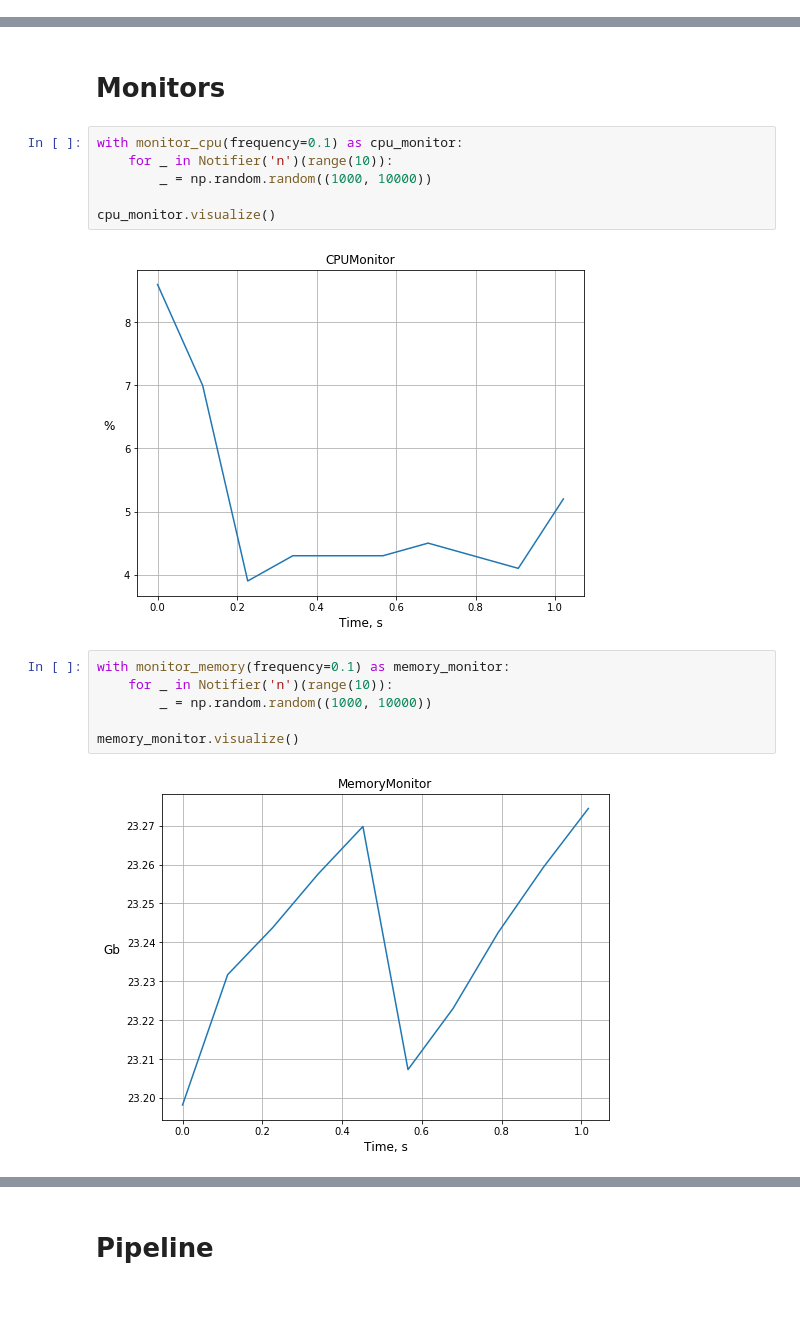
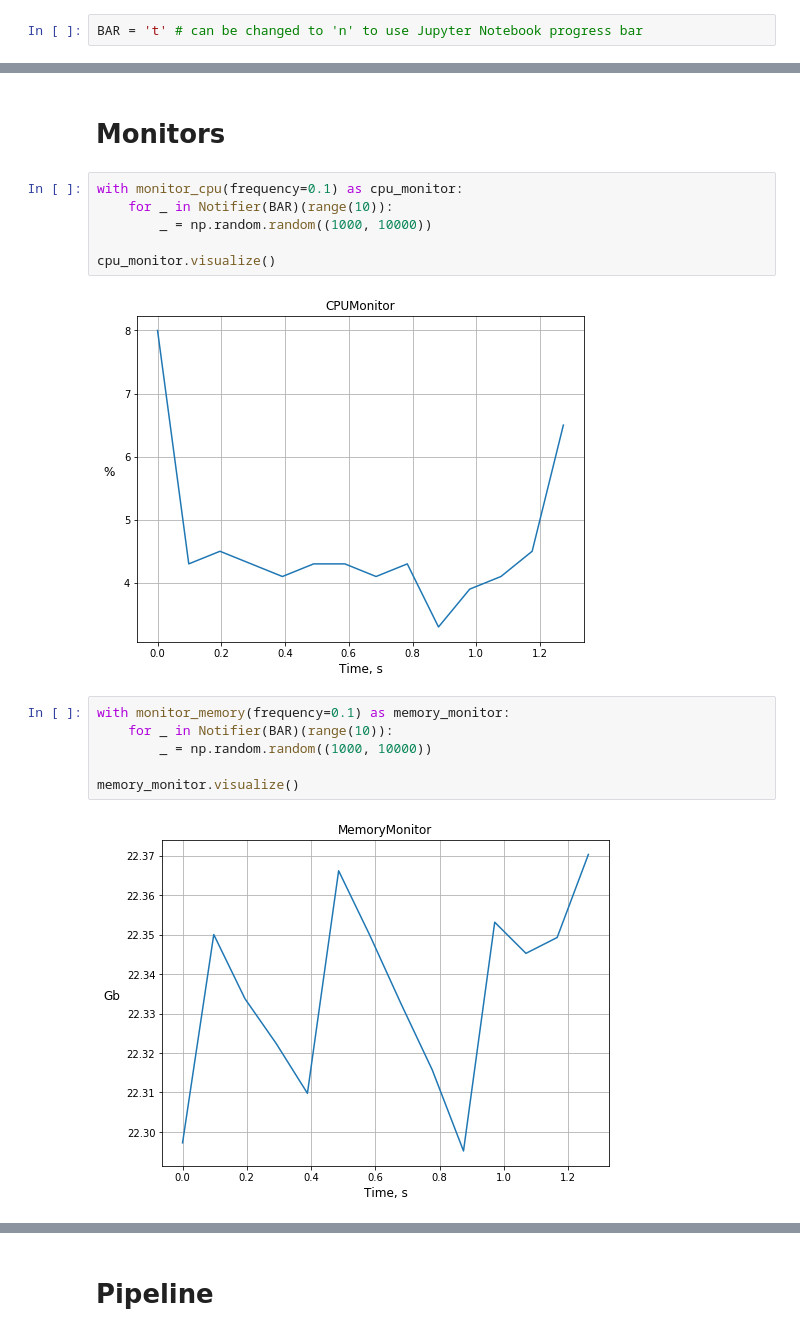
Before and after one commit to analysiscenter/batchflow, a Jupyter notebook: examples/tutorials/09_tracking.ipynb, the cells around one changed output, grey strips where cells are left out. Drawn from its saved outputs; the diff is of its cells as text; blank space fills up the shorter version.

```diff
--- a/examples/tutorials/09_tracking.ipynb
+++ b/examples/tutorials/09_tracking.ipynb
@@ -12,6 +12,8 @@ from tqdm import tqdm_notebook, tqdm
 sys.path.append('../..')
 from batchflow import Notifier, Pipeline, Dataset, I, W, V, L, B
 from batchflow.monitor import *
+# %%
+BAR = 't' # can be changed to 'n' to use Jupyter Notebook progress bar
 # %% [markdown]
 # Notifier
 # %%
@@ -49,19 +51,19 @@ Wall time: 80.3 ms
 # Monitors
 # %%
 with monitor_cpu(frequency=0.1) as cpu_monitor:
-    for _ in Notifier('n')(range(10)):
+    for _ in Notifier(BAR)(range(10)):
         _ = np.random.random((1000, 10000))
 
 cpu_monitor.visualize()
 # %% [output]
-[figure, old version]
+[figure, new version]
 # %%
 with monitor_memory(frequency=0.1) as memory_monitor:
-    for _ in Notifier('n')(range(10)):
+    for _ in Notifier(BAR)(range(10)):
         _ = np.random.random((1000, 10000))
 
 memory_monitor.visualize()
 # %% [output]
-[figure, old version]
+[figure, new version]
 # %%
 with monitor_resource(['memory', 'cpu'], frequency=0.1) as (memory_monitor, cpu_monitor):
```
Also changed, not shown: parts of 14 cells of this notebook, 1 other file.
